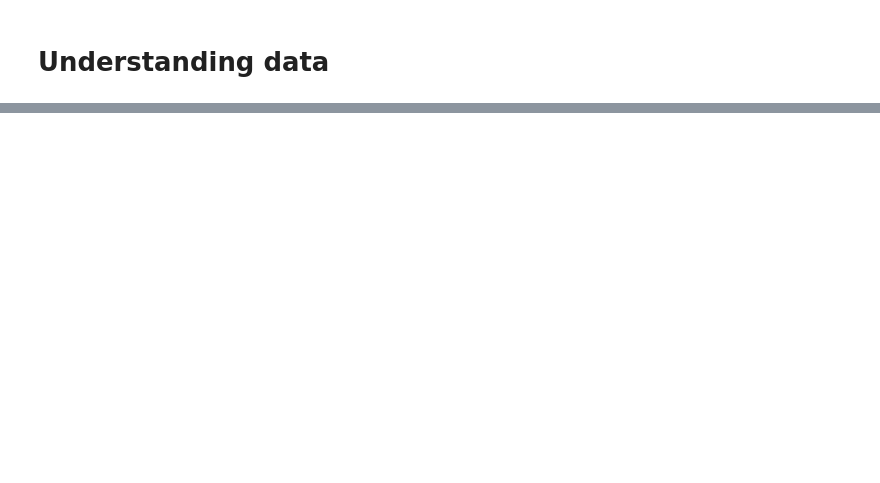
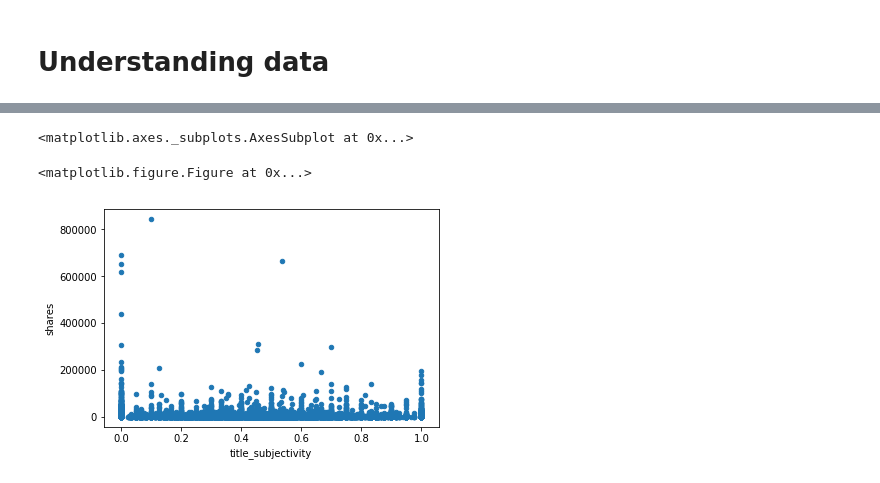
Before and after one commit to SheenaDub/DataHunters, a Jupyter notebook: Data_Hunters_LinearRegression.ipynb, the cells around one changed output, grey strips where cells are left out. Saved outputs shown, nothing was run; the diff lists cells and outputs as text; code cells hidden in the pictures; blank space fills up the shorter version.

```diff
--- a/Data_Hunters_LinearRegression.ipynb
+++ b/Data_Hunters_LinearRegression.ipynb
@@ -203,26 +249,0 @@ df_train[['n_tokens_title', 'n_tokens_content',
-# %%
-# Correlation matrix using code found on https://stanford.edu/~mwaskom/software/seaborn/examples/many_pairwise_correlations.html
-sns.set(style="white")
-
-# Select columns containing continuous data
-continuous_columns = df_train[['n_unique_tokens','n_non_stop_words','avg_negative_polarity','avg_positive_polarity','n_tokens_title','num_hrefs','num_keywords','kw_avg_avg','title_sentiment_polarity','n_tokens_content','rate_positive_words','self_reference_avg_sharess']].columns
-
-# Calculate correlation of all pairs of continuous features
-corr = df[continuous_columns].corr()
-
-# Generate a mask for the upper triangle
-mask = np.zeros_like(corr, dtype=np.bool)
-mask[np.triu_indices_from(mask)] = True
-
-# Set up the matplotlib figure
-f, ax = plt.subplots(figsize=(11, 9))
-
-# Generate a custom colormap - blue and red
-cmap = sns.diverging_palette(220, 10, as_cmap=True)
-
-# Draw the heatmap with the mask and correct aspect ratio
-sns.heatmap(corr, annot=True, mask=mask, cmap=cmap, vmax=1, vmin=-1,
-            square=True, xticklabels=True, yticklabels=True,
-            linewidths=.5, cbar_kws={"shrink": .5}, ax=ax)
-plt.yticks(rotation = 0)
-plt.xticks(rotation = 45)
@@ -495,0 +301,8 @@ avg / total       0.74      0.65      0.68      1000
+# %%
+plt.figure()
+
+df.plot(kind='scatter', x='title_subjectivity', y='shares')
+# %% [output]
+<matplotlib.axes._subplots.AxesSubplot at 0x...>
+<matplotlib.figure.Figure at 0x...>
+[figure, added]
```
Also changed, not shown: parts of 84 cells of this notebook.
